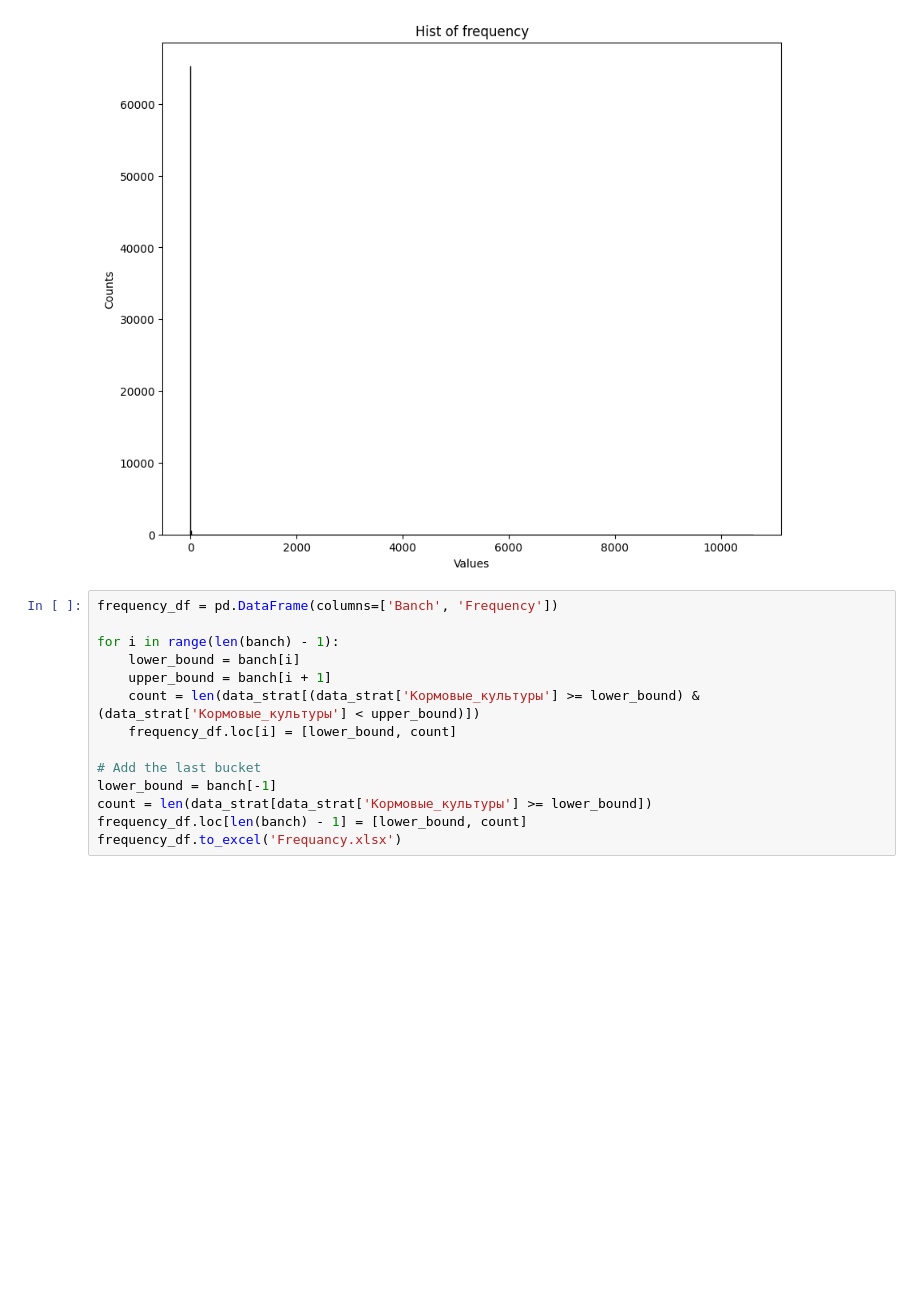
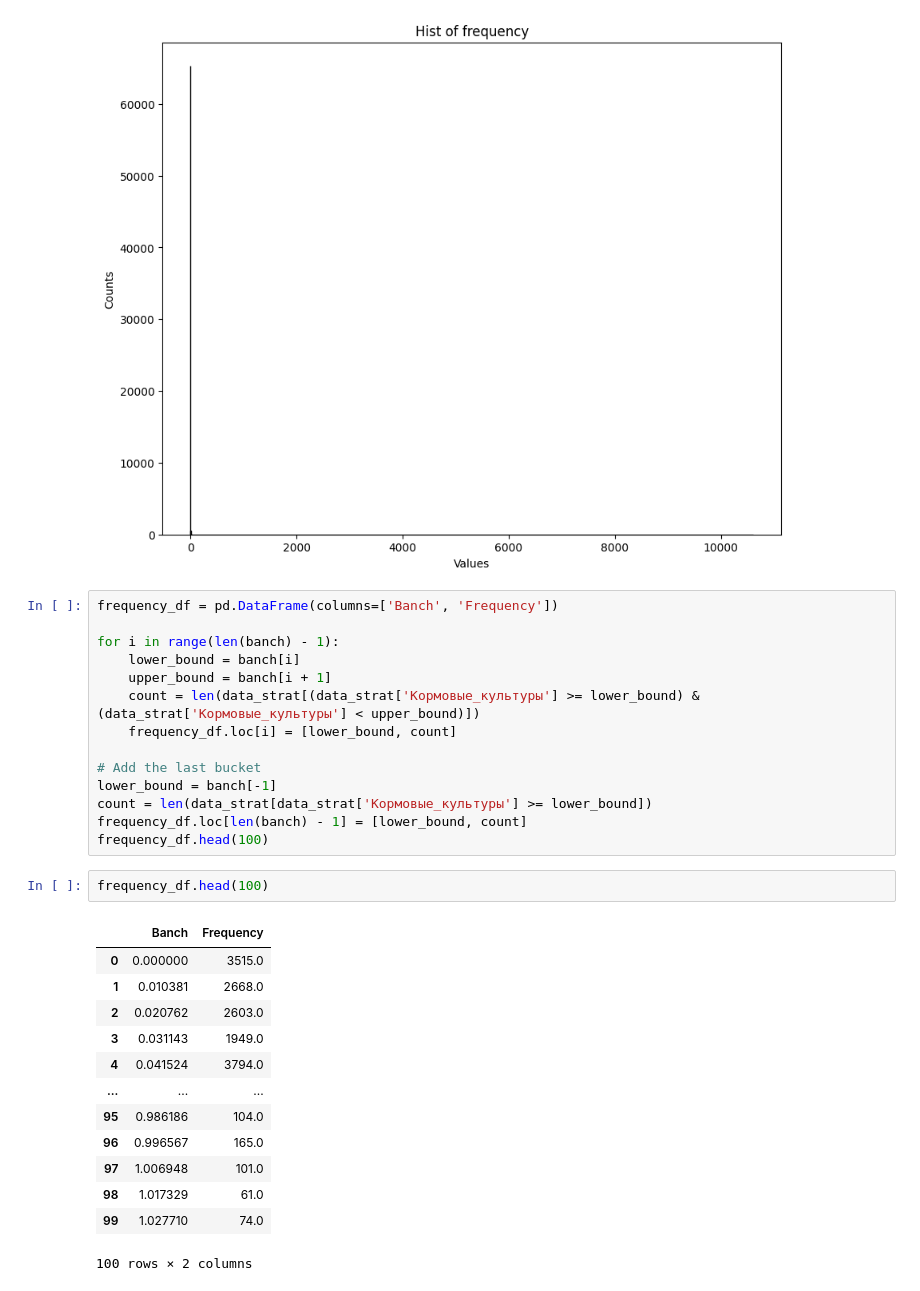
Before and after one commit to SergeyHSE/RegionAnalysis.github.io, a Jupyter notebook: RegionAnalysis.ipynb, the cells around one changed output. Drawn from its saved outputs; the diff is of its cells as text; blank space fills up the shorter version.

```diff
--- a/RegionAnalysis.ipynb
+++ b/RegionAnalysis.ipynb
@@ -701,4 +701,20 @@ for i in range(len(banch) - 1):
 lower_bound = banch[-1]
 count = len(data_strat[data_strat['Кормовые_культуры'] >= lower_bound])
 frequency_df.loc[len(banch) - 1] = [lower_bound, count]
-frequency_df.to_excel('Frequancy.xlsx')
+frequency_df.head(100)
+# %%
+frequency_df.head(100)
+# %% [output]
+|  | Banch | Frequency |
+| 0 | 0.000000 | 3515.0 |
+| 1 | 0.010381 | 2668.0 |
+| 2 | 0.020762 | 2603.0 |
+| 3 | 0.031143 | 1949.0 |
+| 4 | 0.041524 | 3794.0 |
+| ... | ... | ... |
+| 95 | 0.986186 | 104.0 |
+| 96 | 0.996567 | 165.0 |
+| 97 | 1.006948 | 101.0 |
+| 98 | 1.017329 | 61.0 |
+| 99 | 1.027710 | 74.0 |
+100 rows × 2 columns
```
